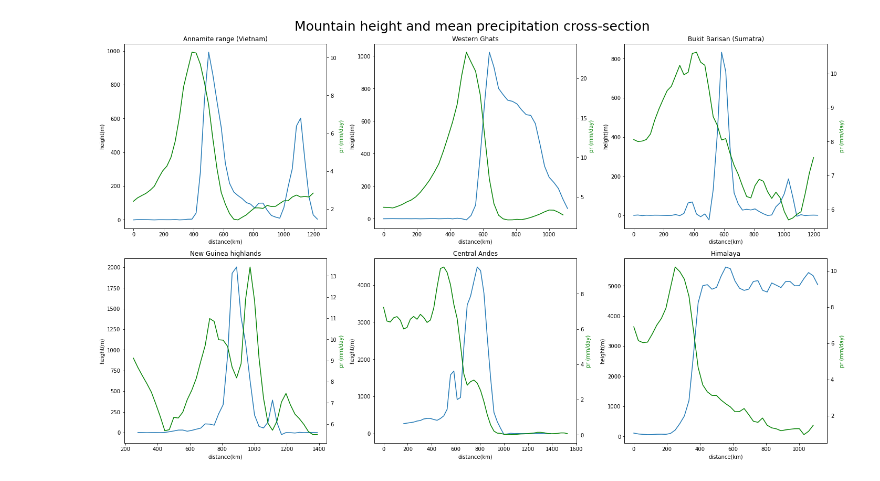
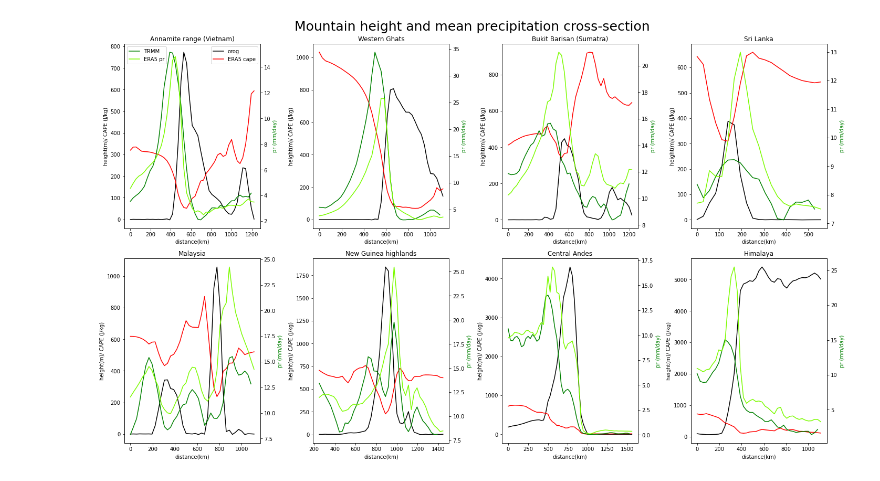
Before and after one commit to qnicolas/misc, a Jupyter notebook: precipCrossSections.ipynb, the cells around one changed output. Drawn from its saved outputs; the diff is of its cells as text; code cells hidden in the pictures.

```diff
--- a/precipCrossSections.ipynb
+++ b/precipCrossSections.ipynb
@@ -32,6 +35,8 @@ trmmpr = trmmpr.sortby(trmmpr.longitude)
 mountains=[([102,113,10,18],"Annamite range (Vietnam)",60+180,11),
            ([70,80,9,17],"Western Ghats",70,7),
            ([95,106,-6,6],"Bukit Barisan (Sumatra)",45,11),
+           ([77,82,5,9],"Sri Lanka",60+180,10),
+           ([95,105,0,8],"Malaysia",45+180,11),
            ([135,150,-11,-1],"New Guinea highlands",10,3),
            ([360-82,360-68,-17,-9],"Central Andes",45+180,2),
            ([80,90,25,35],"Himalaya",10,7)
@@ -44,11 +77,9 @@ for i,(lonlat,name,_,mnth) in enumerate(mountains):
 # %%
-mountaindata = []
-fig,ax = plt.subplots(2,3,figsize=(20,12),subplot_kw={"projection":ccrs.PlateCarree()})
+fig,ax = plt.subplots(2,4,figsize=(20,12),subplot_kw={"projection":ccrs.PlateCarree()})
 ax = ax.reshape(-1)
 for i,(lonlat,name,_,_) in enumerate(mountains):
     ax[i].coastlines()
     window=orogm.sel(longitude=slice(lonlat[0],lonlat[1]),latitude=slice(lonlat[3],lonlat[2]))
-    mountaindata.append(np.array(window))
     window.plot(ax=ax[i],transform=ccrs.PlateCarree(),cmap=plt.cm.Oranges,levels=np.linspace(0,window.max()))
     ax[i].set_title(name)
 fig.suptitle("Surface elevation",fontsize=20);None
@@ -57,12 +88,14 @@ fig.suptitle("Surface elevation",fontsize=20);None
 # %%
-fig,ax = plt.subplots(2,3,figsize=(20,12),subplot_kw={"projection":ccrs.PlateCarree()})
+fig,ax = plt.subplots(2,4,figsize=(20,12),subplot_kw={"projection":ccrs.PlateCarree()})
 ax = ax.reshape(-1)
-for i,(lonlat,name,angle,_) in enumerate(mountains):
-    orogwindow = mountaindata[i]
-    window = prdata[i]
+for i,(_,name,_,_) in enumerate(mountains):
+    im=ax[i].pcolormesh(r_trmmpr[i],cmap=plt.cm.viridis)
+    ax[i].contour(r_orogm[i],**{'levels':[500],'colors':['w']})
     ax[i].set_title(name)
-    im=ax[i].pcolormesh(rotate(window[::-1],90-angle,reshape=False),cmap=plt.cm.viridis)#,levels=np.linspace(0,window.max()))
+    n=len(r_orogm[i])
+    ax[i].axhline(n//4,color="gold")
+    ax[i].axhline(3*n//4,color="gold")
     fig.colorbar(im, ax=ax[i])
-    ax[i].contour(rotate(orogwindow[::-1],90-angle,reshape=False),**{'levels':[500],'colors':['w']})
+
 fig.suptitle("Mean precipitation over rainiest month & 500m height contour; after rotation",fontsize=20);None
 # %% [output]
@@ -70,26 +103,33 @@ fig.suptitle("Mean precipitation over rainiest month & 500m height contour; afte
 # %%
 km_per_degreelat = 6370*np.pi/180
-fig,ax = plt.subplots(2,3,figsize=(20,12))
+fig,ax = plt.subplots(2,4,figsize=(20,12))
 ax = ax.reshape(-1)
 for i,(lonlat,name,angle,_) in enumerate(mountains):
+    ax[i].set_title(name)
 
-    window = mountaindata[i]
-    ax[i].set_title(name)
-    window_rot = rotate(window[::-1],90-angle,reshape=False,cval=np.nan)
-    n,m=window_rot.shape
-    ax[i].plot(np.arange(0,10000,0.25*km_per_degreelat)[:m],window_rot[n//2,:])
+    n,m=r_orogm[i].shape
+    #ax[i].plot(np.arange(0,10000,0.25*km_per_degreelat)[:m],r_orogm[i][n//2,:])
+    ax[i].plot(np.arange(0,10000,0.25*km_per_degreelat)[:m],np.nanmean(r_orogm[i][n//4:3*n//4,:],axis=0),color='k',label='orog')
     ax[i].set_xlabel("distance(km)")
-    ax[i].set_ylabel("height(m)")
+    ax[i].set_ylabel("height(m)/ CAPE (J/kg)")
 
-    window = prdata[i]
-    window_rot = rotate(window[::-1],90-angle,reshape=False,cval=np.nan)
-    n,m=window_rot.shape
     ax2=ax[i].twinx()
-    ax2.set_ylabel('pr (mm/day)', color='g') #ax2.set_ylim(0,30);
-    #ax2.plot(np.arange(0,10000,0.25*km_per_degreelat)[:m],window_rot[n//2,:],'k')
-    ax2.plot(np.arange(0,10000,0.25*km_per_degreelat)[:m],np.nanmean(window_rot[n//4:3*n//4,:],axis=0),'g')
+    ax2.set_ylabel('pr (mm/day)', color='g')
+    n,m=r_trmmpr[i].shape
+    ax2.plot(np.arange(0,10000,0.25*km_per_degreelat)[:m],np.nanmean(r_trmmpr[i][n//4:3*n//4,:],axis=0),'g',label='TRMM')
+
+    n,m=r_era5pr[i].shape
+    ax2.plot(np.arange(0,10000,0.25*km_per_degreelat)[:m],np.nanmean(r_era5pr[i][n//4:3*n//4,:],axis=0),color='lawngreen',label='ERA5 pr')
+
+
+    n,m=r_era5cape[i].shape
+    ax[i].plot(np.arange(0,10000,0.25*km_per_degreelat)[:m],np.nanmean(r_era5cape[i][n//4:3*n//4,:],axis=0),'r',label='ERA5 cape')
+
+    if i == 0:
+        ax[i].legend()
+        ax2.legend(loc="upper left")
 
 fig.suptitle("Mountain height and mean precipitation cross-section",fontsize=25)
 fig.tight_layout()
 # %% [output]
-[figure, old version]
+[figure, new version]
```
Also changed, not shown: parts of 11 cells of this notebook, 1 other file.
